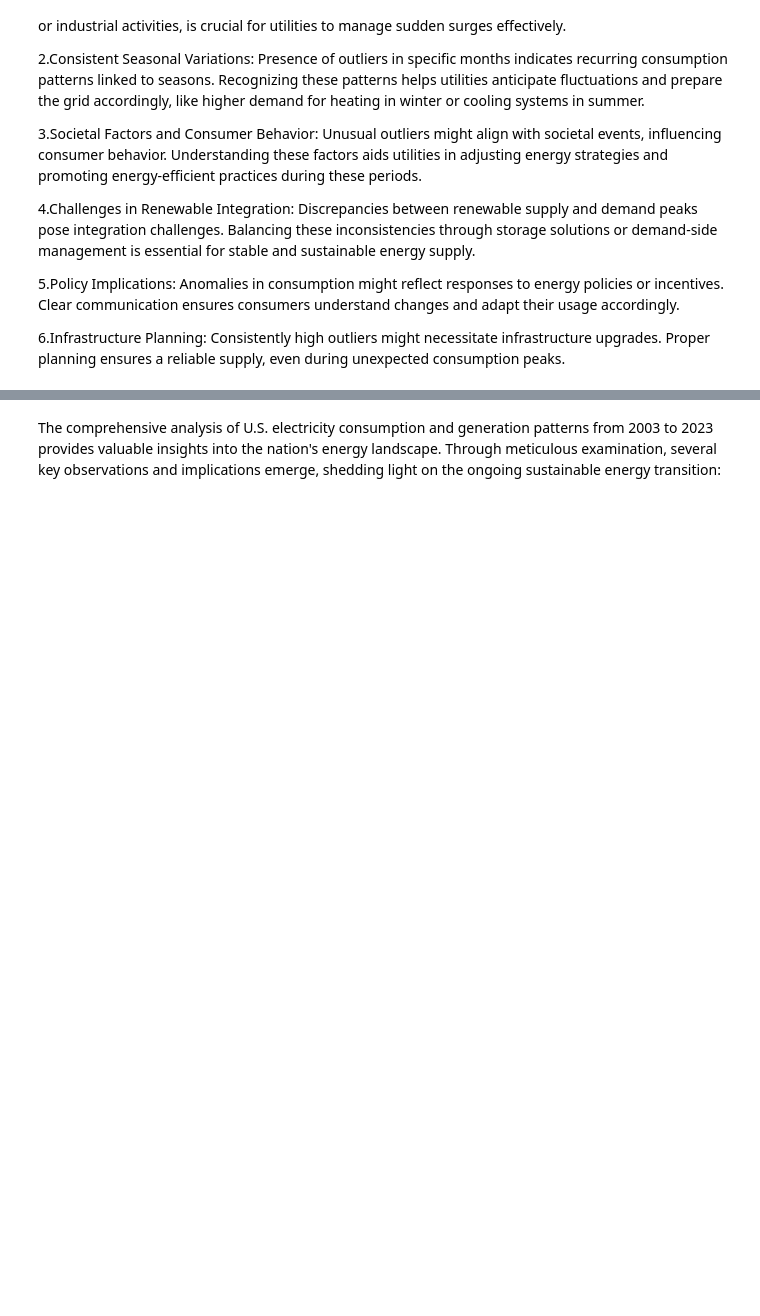
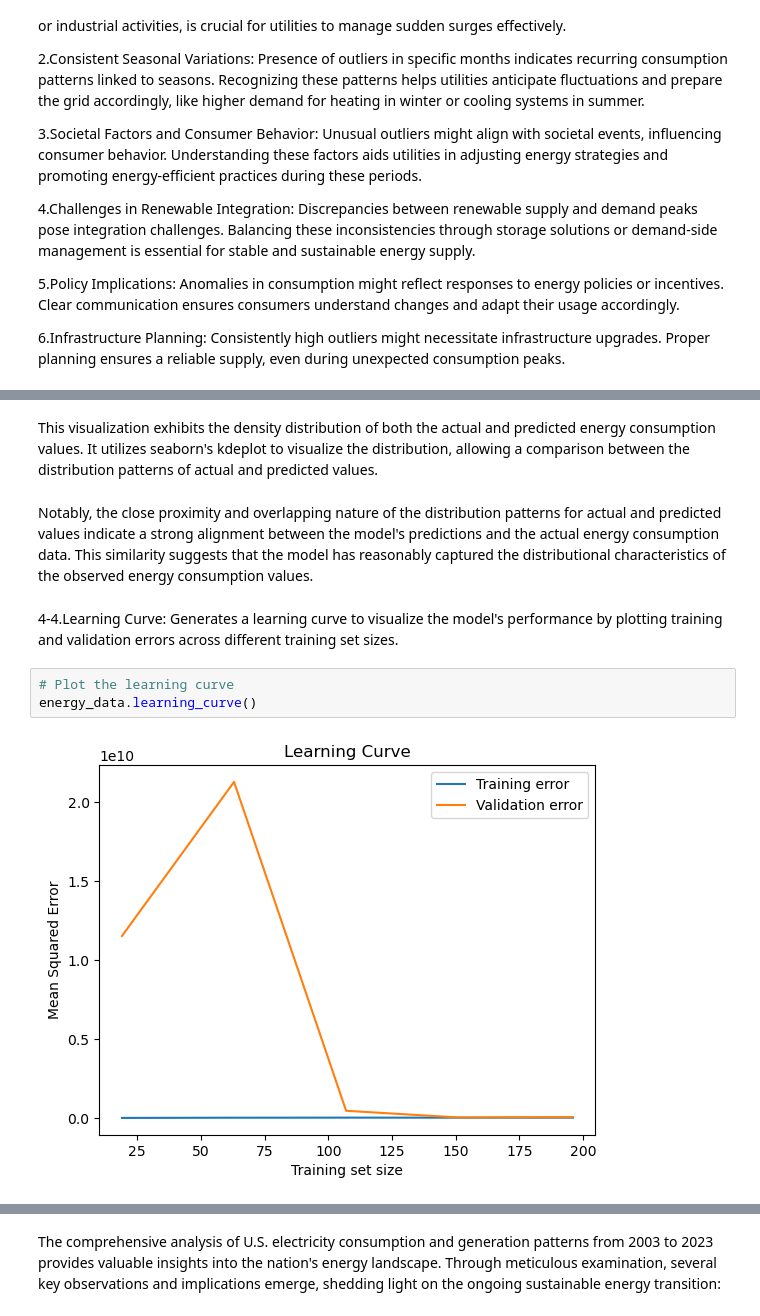
Before and after one commit to lowei1023/Project-3_Data-Aggregation-Grouping-Reshaping-Analysis, a Jupyter notebook: proposal.ipynb, the cells around one changed output, grey strips where cells are left out. Saved outputs shown, nothing was run; the diff lists cells and outputs as text; blank space fills up the shorter version.

```diff
--- a/proposal.ipynb
+++ b/proposal.ipynb
@@ -626,0 +711,12 @@ energy_analysis.task_9()
+# %% [markdown]
+This visualization exhibits the density distribution of both the actual and predicted energy consumption values. It utilizes seaborn's kdeplot to visualize the distribution, allowing a comparison between the distribution patterns of actual and predicted values.
+# %% [markdown]
+Notably, the close proximity and overlapping nature of the distribution patterns for actual and predicted values indicate a strong alignment between the model's predictions and the actual energy consumption data. This similarity suggests that the model has reasonably captured the distributional characteristics of the observed energy consumption values.
+# %% [markdown]
+4-4.Learning Curve:
+Generates a learning curve to visualize the model's performance by plotting training and validation errors across different training set sizes.
+# %%
+# Plot the learning curve
+energy_data.learning_curve()
+# %% [output]
+[figure, added]
```
Also changed, not shown: parts of 41 cells of this notebook, 5 other files.
